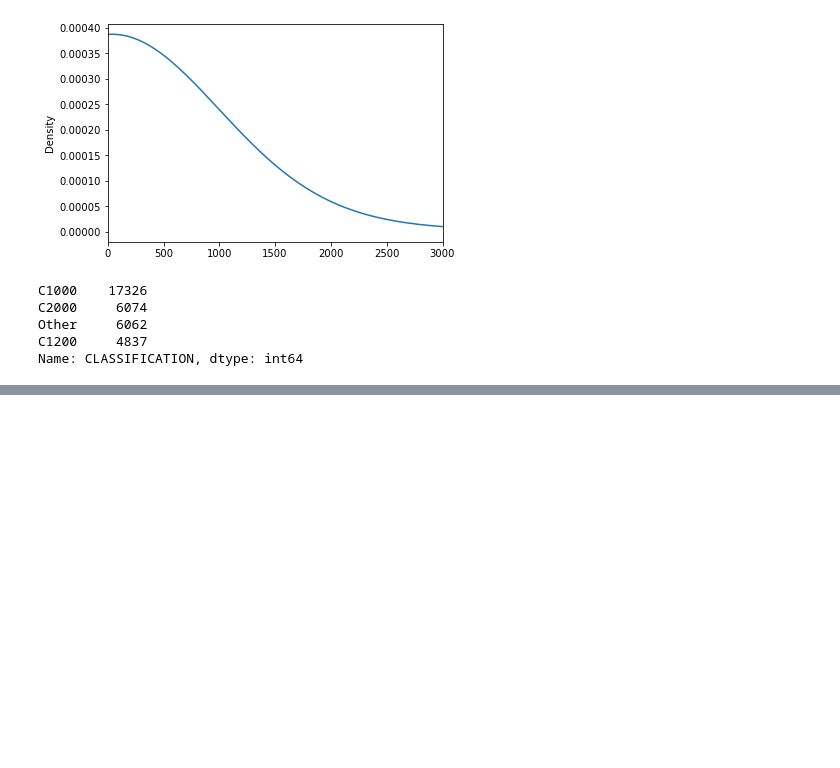
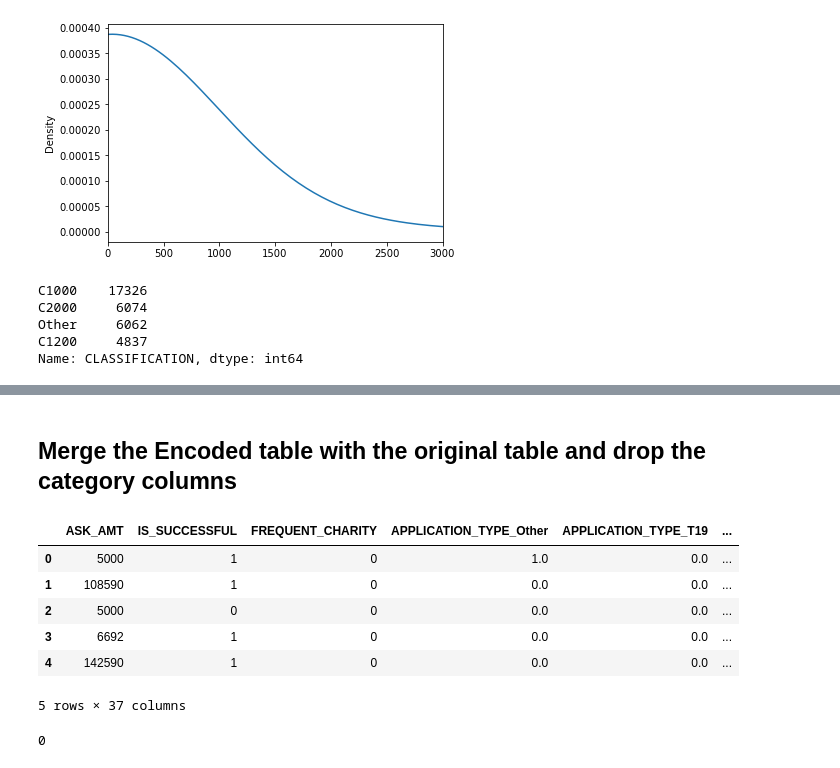
Before and after one commit to david-garza/Neural_Network_Charity_Analysis, a Jupyter notebook: AlphabetSoupCharity_Optimzation.ipynb, the cells around one changed output, grey strips where cells are left out. Saved outputs shown, nothing was run; the diff lists cells and outputs as text; code cells hidden in the pictures; blank space fills up the shorter version.

Commit message:
encoded categorical columns into numeric

```diff
--- a/AlphabetSoupCharity_Optimzation.ipynb
+++ b/AlphabetSoupCharity_Optimzation.ipynb
@@ -296,0 +303,9 @@ Name: CLASSIFICATION, dtype: int64
+# %%
+# Create a OneHotEncoder instance
+enc = OneHotEncoder(sparse=False)
+
+# Use one hot to create categorical binary columns
+encode_df=pd.DataFrame(enc.fit_transform(application_df[application_objects].values.reshape(-1,6)))
+
+encode_df.columns = enc.get_feature_names(application_objects)
+encode_df.head()
@@ -296,0 +320,19 @@ Name: CLASSIFICATION, dtype: int64
+# %% [markdown]
+## Merge the Encoded table with the original table and drop the category columns
+# %%
+# Merge and drop
+application_df =application_df.merge(encode_df,left_index=True,right_index=True).drop(application_objects,1)
+application_df.head()
+# %% [output]
+|  | ASK_AMT | IS_SUCCESSFUL | FREQUENT_CHARITY | APPLICATION_TYPE_Other | APPLICATION_TYPE_T19 | ... |
+| 0 | 5000 | 1 | 0 | 1.0 | 0.0 | ... |
+| 1 | 108590 | 1 | 0 | 0.0 | 0.0 | ... |
+| 2 | 5000 | 0 | 0 | 0.0 | 0.0 | ... |
+| 3 | 6692 | 1 | 0 | 0.0 | 0.0 | ... |
+| 4 | 142590 | 1 | 0 | 0.0 | 0.0 | ... |
+5 rows × 37 columns
+# %%
+# Review that all types are now numeric
+len(application_df.dtypes[application_df.dtypes=="object"])
+# %% [output]
+0
```
Also changed, not shown: parts of 3 cells of this notebook.
